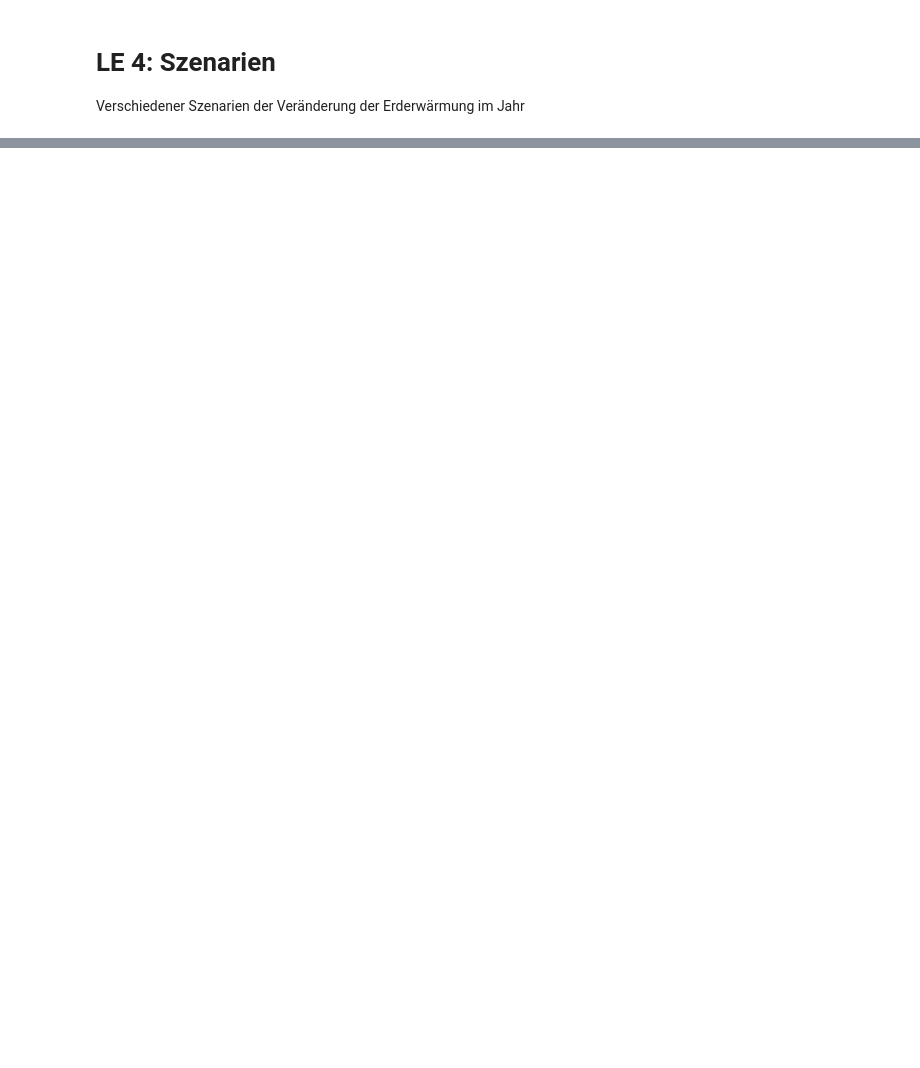
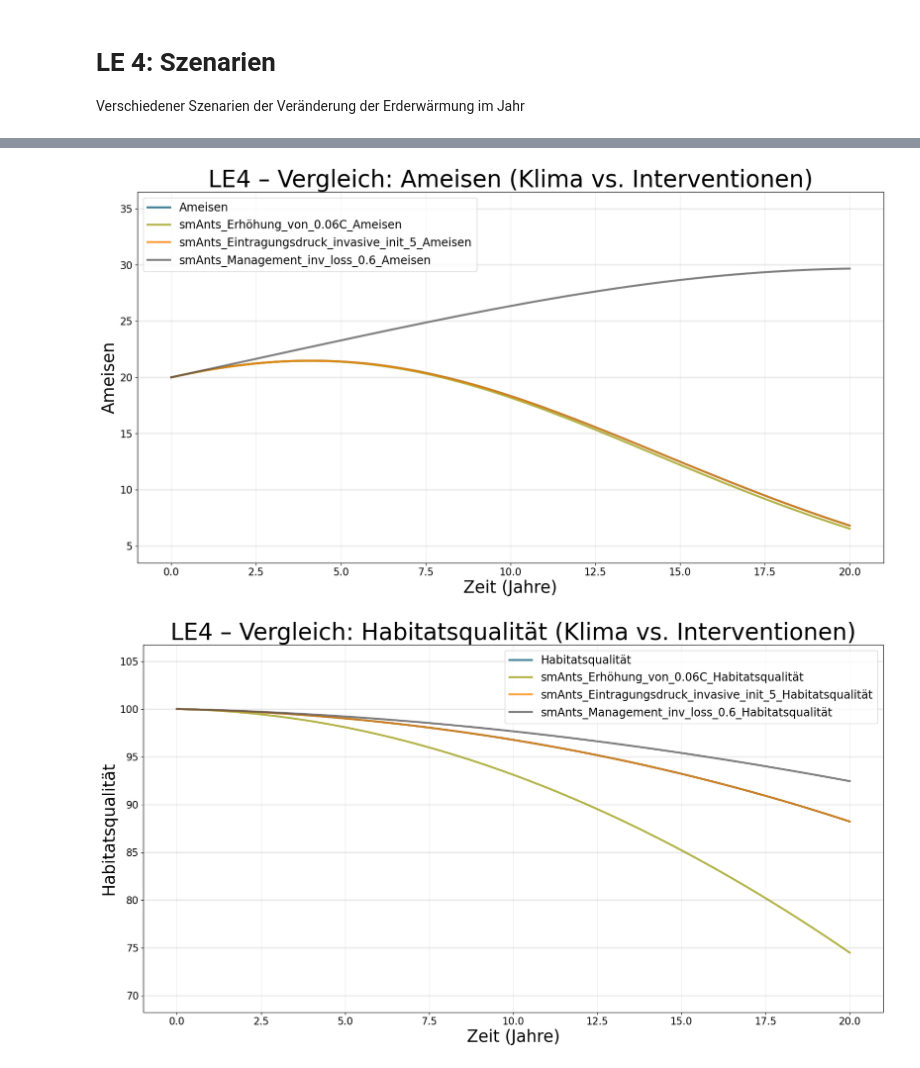
Before and after one commit to c4-hash/mss_ameisen, a Jupyter notebook: Notebooks/Ameisen_SD_BPTK.ipynb, the cells around one changed output, grey strips where cells are left out. Drawn from its saved outputs; the diff is of its cells as text; code cells hidden in the pictures; blank space fills up the shorter version.

```diff
--- a/Notebooks/Ameisen_SD_BPTK.ipynb
+++ b/Notebooks/Ameisen_SD_BPTK.ipynb
@@ -180,0 +561,65 @@ bptk.plot_scenarios(
+# %%
+# --- Plot: Interventionen vs Klima (eine Referenz + 2 neue Szenarien) ---
+compare_scenarios = [
+    "Erhöhung_von_0.06C",
+    "Eintragungsdruck_invasive_init_5",
+    "Management_inv_loss_0.6",
+    "base"  # <- ganz am Schluss, damit die Base-Linie oben liegt
+]
+
+compare_scenarios_2 = [
+    "Erhöhung_von_0.1C",
+    "Management_inv_loss_0.6",
+    "base"  # <- ganz am Schluss, damit die Base-Linie oben liegt
+]
+
+# Ameisen
+bptk.plot_scenarios(
+    scenario_managers="smAnts",
+    scenarios=compare_scenarios,
+    equations=["Ameisen"],
+    kind="line",
+    alpha=0.75,  # etwas tiefer -> Überlagerungen sieht man besser
+    title="LE4 – Vergleich: Ameisen (Klima vs. Interventionen)",
+    x_label="Zeit (Jahre)",
+    y_label="Ameisen"
+)
+
+# Habitat
+bptk.plot_scenarios(
+    scenario_managers="smAnts",
+    scenarios=compare_scenarios,
+    equations=["Habitatsqualität"],
+    kind="line",
+    alpha=0.75,
+    title="LE4 – Vergleich: Habitatsqualität (Klima vs. Interventionen)",
+    x_label="Zeit (Jahre)",
+    y_label="Habitatsqualität"
+)
+
+# Ameisen
+bptk.plot_scenarios(
+    scenario_managers="smAnts",
+    scenarios=compare_scenarios_2,
+    equations=["Ameisen"],
+    kind="line",
+    alpha=0.75,  # etwas tiefer -> Überlagerungen sieht man besser
+    title="LE4 – Vergleich: Ameisen (Klima vs. Interventionen)",
+    x_label="Zeit (Jahre)",
+    y_label="Ameisen"
+)
+
+# Habitat
+bptk.plot_scenarios(
+    scenario_managers="smAnts",
+    scenarios=compare_scenarios_2,
+    equations=["Habitatsqualität"],
+    kind="line",
+    alpha=0.75,
+    title="LE4 – Vergleich: Habitatsqualität (Klima vs. Interventionen)",
+    x_label="Zeit (Jahre)",
+    y_label="Habitatsqualität"
+)
+# %% [output]
+[figure, added]
+[figure, added]
```
Also changed, not shown: parts of 17 cells of this notebook, 3 other files.
